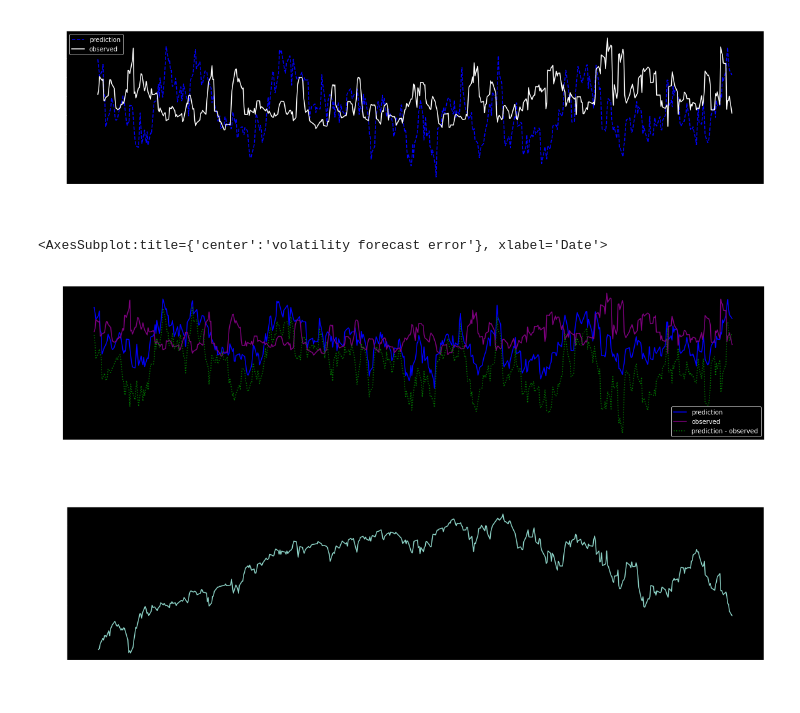
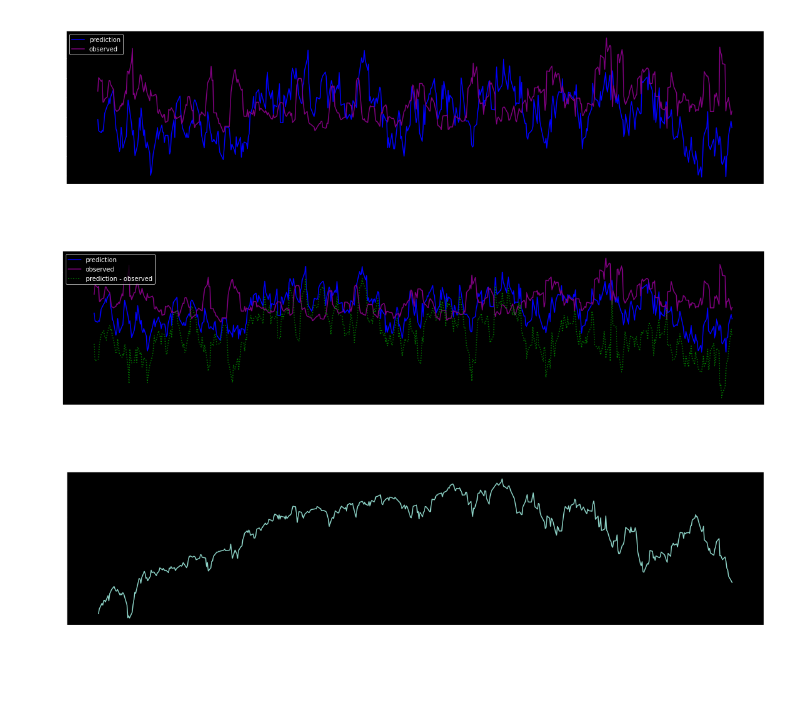
Before and after one commit to lrb924/Predicted_Volatility, a Jupyter notebook: alec_varmax.ipynb, the cells around one changed output. Drawn from its saved outputs; the diff is of its cells as text; code cells hidden in the pictures.

```diff
--- a/alec_varmax.ipynb
+++ b/alec_varmax.ipynb
@@ -72,15 +84,23 @@ p-value: 8.85553590959674e-12
 # %%
+# Scale the data with MaxAbsScaler
 scaler = MaxAbsScaler()
 scaler.fit(df_DJI)
 df_DJI_scaled = scaler.transform(df_DJI)
 df_DJI_scaled = pd.DataFrame(df_DJI_scaled, columns=df_DJI.columns).dropna()
 
-# Use first 2500 days to train model
-df_train = df_DJI_scaled.iloc[:2500]
+# Number of days in test & train set
+n_train = 2500
+n_test = len(df_DJI) - n_train
 
-# Simulation window
-window = 506
-df_test = df_DJI_scaled.iloc[2500:2500+window]
+# Split data
+df_train = df_DJI_scaled.iloc[:n_train]
+df_test = df_DJI_scaled.iloc[n_train:n_test+n_train]
+
+# Create separate test set to preserve index for plotting predictions later
+df_DJI_test = df_DJI.iloc[n_train:n_test+n_train]
+
+print(f'Number of training days: {n_train}')
+print(f'Number of testing days: {n_test}')
 
 display(df_train.head(3))
 display(df_test.head(3))
@@ -96,17 +118,20 @@ display(df_test.head(3))
 # %%
+# Split exogenous and endogenous variables
+endog = df_train.drop(columns=['Volume'])
+exog = df_train['Volume']
+
+# Create VARMAX Model
 model = VARMAX(
-    df_train,
-    #  freq='D',
+    endog,
+    exog=exog,
     order=(1,1),
-    error_cov_type='diagonal',
+    # error_cov_type='diagonal',
     enforce_stationarity=True,
-    #  seasonal_order=(0,0,0,0),
-    #  mle_regression=True
     filter_concentrated=True
 )
 
+# Fit model
 model_fit = model.fit(disp=True)
-
 model_fit.summary()
 # %% [output]
 <class 'statsmodels.iolib.summary.Summary'>
@@ -137,16 +159,17 @@ model_fit.plot_diagnostics(4,figsize=(20,5));
 # %%
-# plot prediction vs observed
-pred = pd.DataFrame(index=df_DJI[2500:2500+window].index)
-pred['prediction'] = model_fit.simulate(window).set_index(pred.index, drop=True).stdev
-pred['observed'] = df_test.set_index(pred.index, drop=True).stdev
-pred.plot(figsize=(20,5),title='predicted vs observed volatility',color=['blue','white'],style=['--','-']);
+# Plot predicted vs observed volatility
+pred = pd.DataFrame(index=df_DJI_test.index)
+pred['prediction'] = model_fit.simulate(n_test).set_index(pred.index, drop=True)['stdev']
+pred['observed'] = df_test.set_index(pred.index, drop=True)['stdev']
+pred.plot(figsize=(20,5),title='predicted vs observed volatility',color=['blue','purple'])
+plt.legend(loc=('upper left'));
 # %% [output]
-[figure, old version]
+[figure, new version]
 # %%
-# plot prediction - observed
+# Plot error
 pred['prediction - observed'] = pred['prediction'] - pred['observed']
 pred.plot(figsize=(20,5),title='volatility forecast error',color=['blue','purple','green'],style=['-','-',':'])
+plt.legend(loc=('upper left'));
 # %% [output]
-<AxesSubplot:title={'center':'volatility forecast error'}, xlabel='Date'>
-[figure, old version]
+[figure, new version]
 # %%
```
Also changed, not shown: parts of 10 cells of this notebook, 1 other file.
